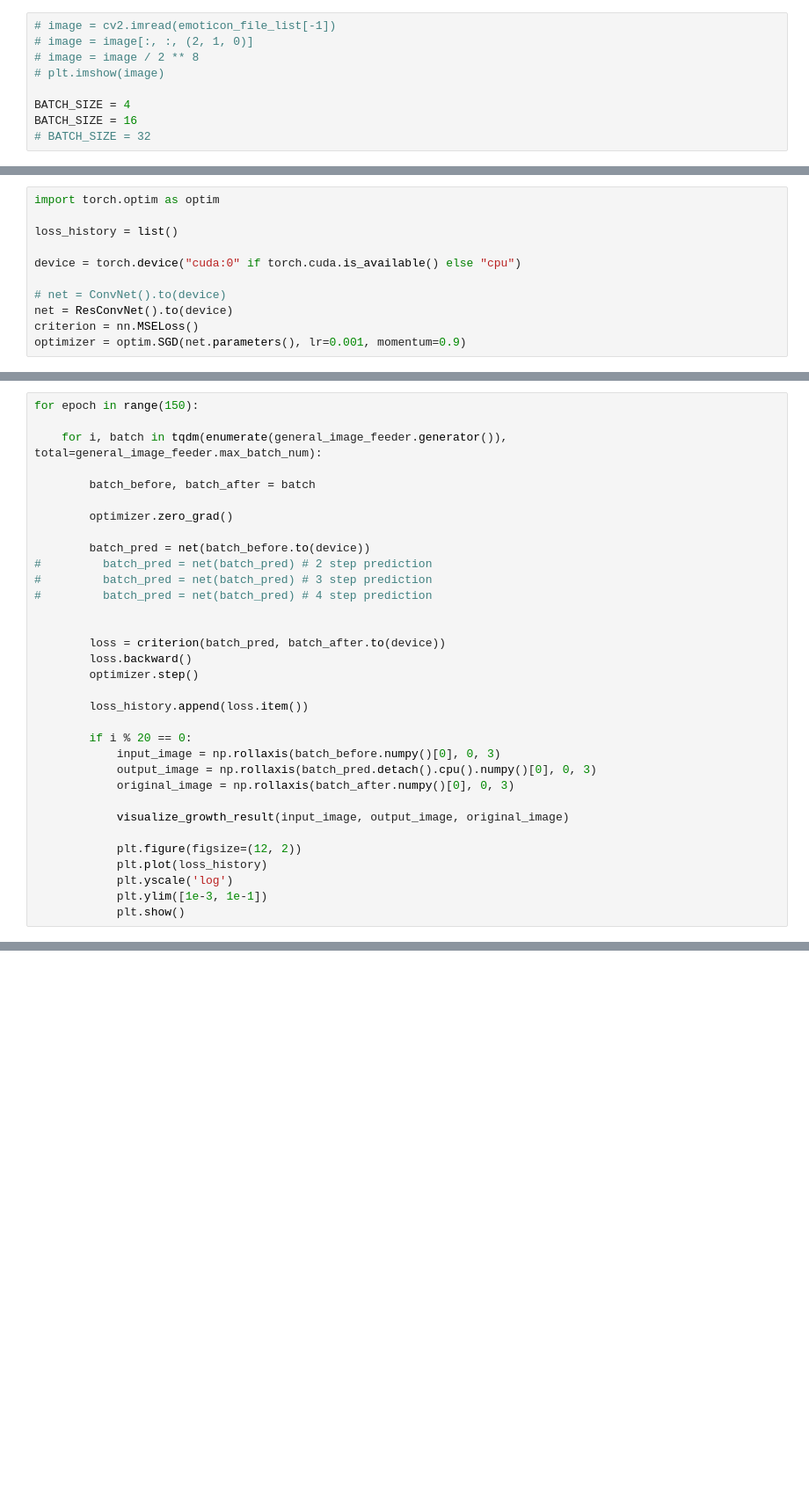
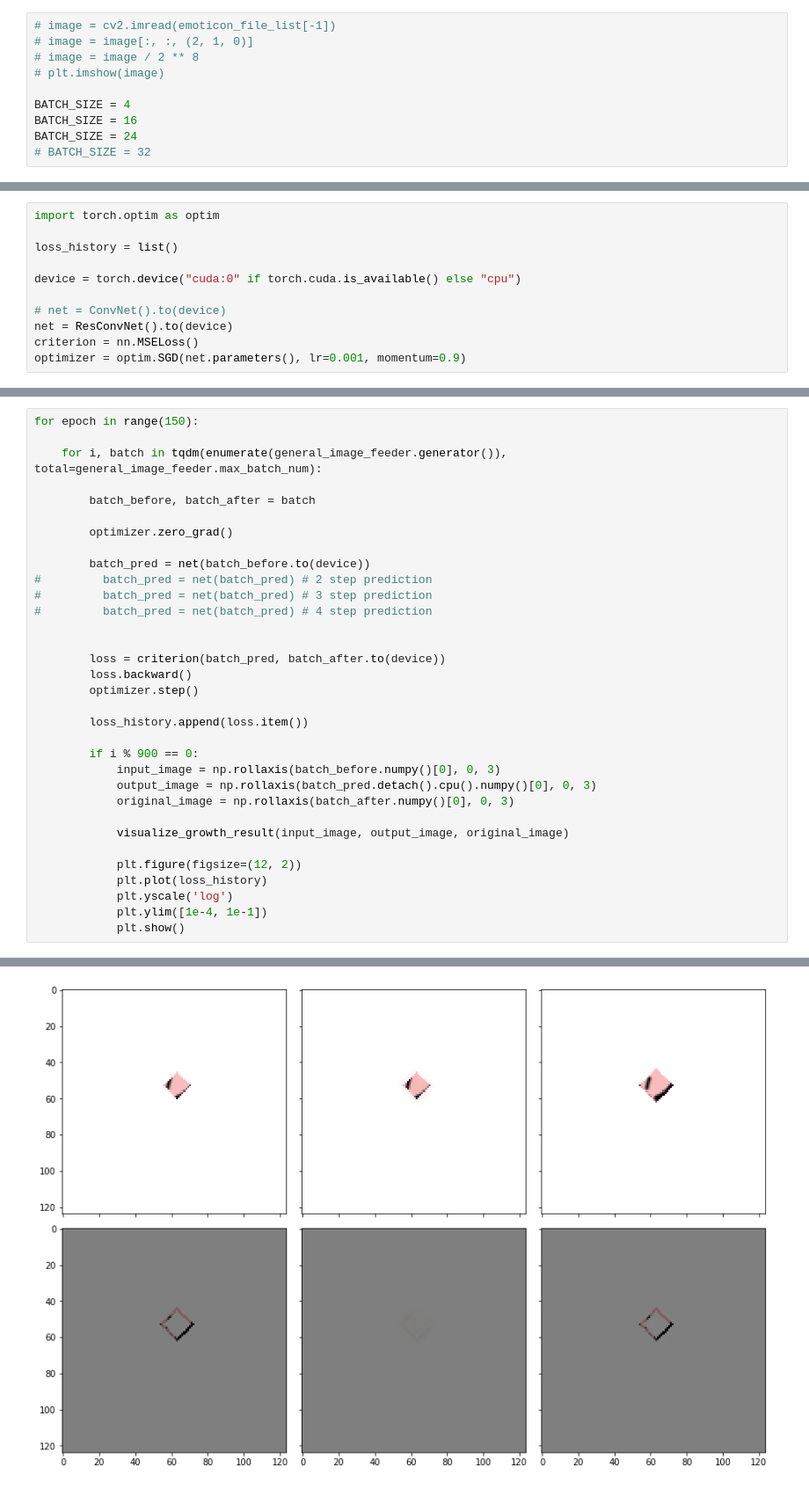
Before and after one commit to Joovvhan/gnca-kakao, a Jupyter notebook: model-test-growth-only.ipynb, the cells around one changed output, grey strips where cells are left out. Shown at 88% size. Drawn from its saved outputs; the diff is of its cells as text; blank space fills up the shorter version.

```diff
--- a/model-test-growth-only.ipynb
+++ b/model-test-growth-only.ipynb
@@ -40,6 +43,7 @@ emoticon_file_list.sort()
 
 BATCH_SIZE = 4
 BATCH_SIZE = 16
+BATCH_SIZE = 24
 # BATCH_SIZE = 32
 # %%
 def punch_image(image, p=0.1):
@@ -359,7 +367,7 @@ for epoch in range(150):
 
         loss_history.append(loss.item())
 
-        if i % 20 == 0:
+        if i % 900 == 0:
             input_image = np.rollaxis(batch_before.numpy()[0], 0, 3)
             output_image = np.rollaxis(batch_pred.detach().cpu().numpy()[0], 0, 3)
             original_image = np.rollaxis(batch_after.numpy()[0], 0, 3)
@@ -369,5 +377,6 @@ for epoch in range(150):
             plt.figure(figsize=(12, 2))
             plt.plot(loss_history)
             plt.yscale('log')
-            plt.ylim([1e-3, 1e-1])
+            plt.ylim([1e-4, 1e-1])
             plt.show()
+# %% [output]
@@ -373,0 +385 @@ for epoch in range(150):
+[figure, added]
```
Also changed, not shown: parts of 3 cells of this notebook.
